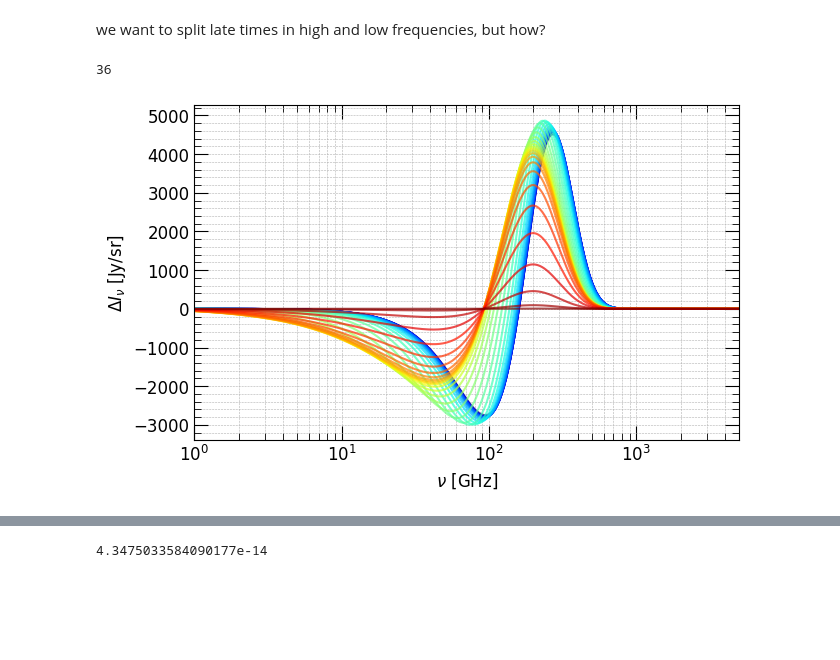
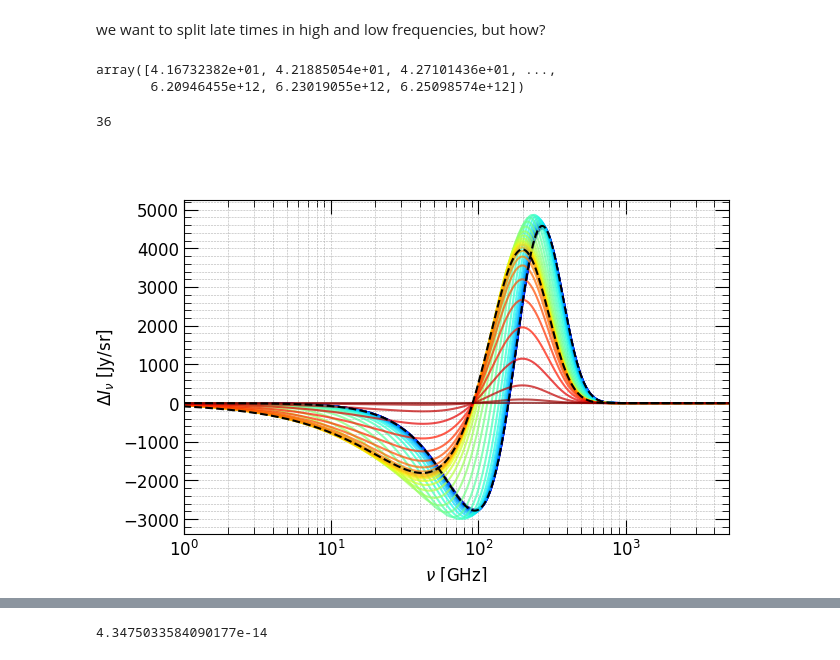
Before and after one commit to Sareva00/CMB-SD, a Jupyter notebook: full_greens.ipynb, the cells around one changed output, grey strips where cells are left out. Cells and saved outputs as stored; diff of their text form; code cells hidden in the pictures; blank space fills up the shorter version.

```diff
--- a/full_greens.ipynb
+++ b/full_greens.ipynb
@@ -37,6 +37,13 @@ K = 1.380649e-23 # J / K
 vc = 299792458 #m / s
 h_pl = 6.62607015e-34 #J*s
 T = 2.72548 #K
+# %%
+G = lambda x: x**4*np.exp(x)/(np.exp(x)-1)**2 * (2*K**3*T**3)/(vc**2*h_pl**2)
+Y = lambda x: G(x) * ( x* (np.exp(x)+1)/(np.exp(x)-1)-4 )
+M = lambda x: G(x)* (0.4561-1.0/x)
+# %%
+mu = 1.3369312210209309e-05
+y = 1/4 * 1e-5
 # %%
 z1 = np.geomspace(1.0e+2,5.0e+6,500)
 # %% [markdown]
@@ -201,37 +211,46 @@ plt.show()
 # %% [markdown]
 we want to split late times in high and low frequencies, but how?
+# %%
+nu[i]
+# %% [output]
+array([4.16732382e+01, 4.21885054e+01, 4.27101436e+01, ...,
+       6.20946455e+12, 6.23019055e+12, 6.25098574e+12])
 # %%
 colors = plt.colormaps['jet'].resampled(36)
 
 fig, ax1 = plt.subplots(1, 1, figsize=set_size(width))
 col = 0
 for i in range(len(z1)):
     if((z1[i]>2000) and (i%10==0)):
         ax1.plot(nu[i]/1e+9, DI_N[i], label=f"z = {sci_notation(z1[i])}", color = colors(col), alpha = 0.7)
         col = col +1
 print(col)
+
+ax1.plot(nu[i]/1e+9,M(x[i])*mu*1e26, color = "black", linestyle = "dashed",linewidth=1.5)
+ax1.plot(nu[i]/1e+9,Y(x[i])*y*1e26, color = "black", linestyle = "dashed",linewidth=1.5)
+
 
 ax1.set_xscale('log')
 #ax1.set_ylim([1e+0, 5e+3])
 ax1.set_xlim([1e+0, 5e+3])
 
 plt.minorticks_on()
 plt.tick_params(direction='in',right=True, top=True)
 plt.tick_params(labelsize=12)
 plt.tick_params(labelbottom=True, labeltop=False, labelright=False, labelleft=True)
 plt.tick_params(direction='in',which='minor', length=5, bottom=True, top=True, left=True, right=True)
 plt.tick_params(direction='in',which='major', length=10, bottom=True, top=True, left=True, right=True)
 
 ax1.set_ylabel("$\Delta I_{\\nu}$ [Jy/sr]")
 ax1.set_xlabel("$\\nu$ [GHz]")
 #ax1.set_title("All $\Delta$ I_N curves")
 ax1.grid(True, which = 'both',  linestyle='--', linewidth=0.4)
 #plt.legend(loc='best')
 plt.savefig('outputs/p4p/earlyGFI.pdf', dpi=300,bbox_inches="tight")
 plt.show()
 # %% [output]
 36
-[figure, old version]
+[figure, new version]
 # %%
 
 colors = plt.colormaps['jet'].resampled(36)
```
Also changed, not shown: parts of 13 cells of this notebook, 12 other files.
